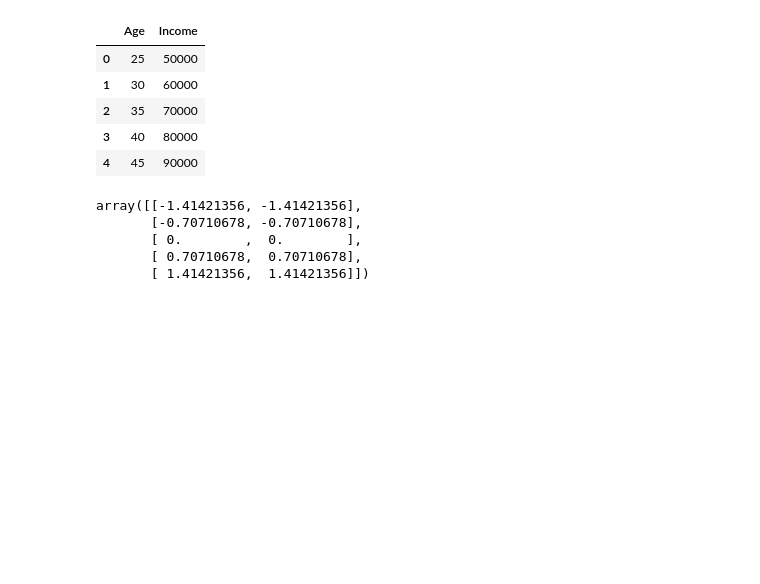
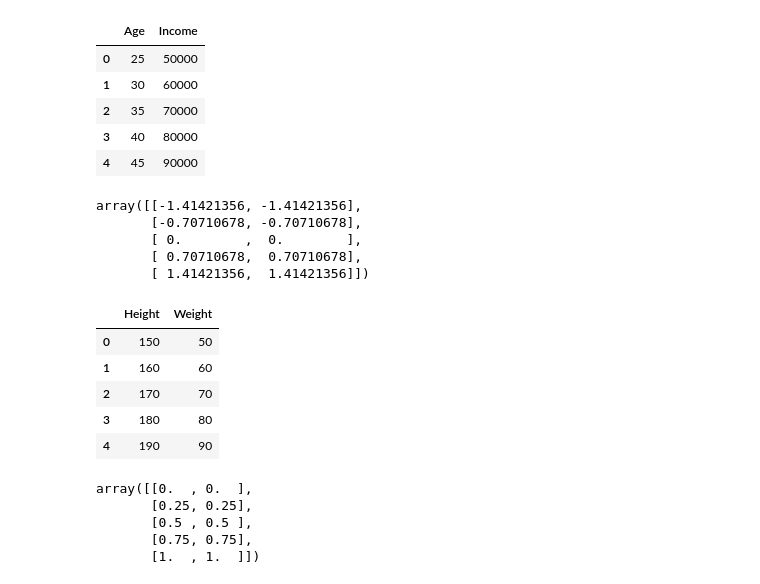
Before and after one commit to ArcaneIrvine/ACM_Machine_Learning, a Jupyter notebook: Lessons/lesson_2.ipynb, the cells around one changed output. Saved outputs shown, nothing was run; the diff lists cells and outputs as text; code cells hidden in the pictures; blank space fills up the shorter version.

```diff
--- a/Lessons/lesson_2.ipynb
+++ b/Lessons/lesson_2.ipynb
@@ -238,0 +244,27 @@ Example 2: Normalization
+# %%
+# create a sample dataset
+data = {'Height': [150, 160, 170, 180, 190],
+        'Weight': [50, 60, 70, 80, 90]}
+dataframe = pd.DataFrame(data)
+dataframe
+# %% [output]
+|  | Height | Weight |
+| 0 | 150 | 50 |
+| 1 | 160 | 60 |
+| 2 | 170 | 70 |
+| 3 | 180 | 80 |
+| 4 | 190 | 90 |
+# %%
+# create a MinMaxScaler object and fit it to the dataset
+scaler = MinMaxScaler()
+scaler.fit(dataframe)
+
+# transform the dataset using the fitted scaler
+dataframe_normalized = scaler.transform(dataframe)
+dataframe_normalized
+# %% [output]
+array([[0.  , 0.  ],
+       [0.25, 0.25],
+       [0.5 , 0.5 ],
+       [0.75, 0.75],
+       [1.  , 1.  ]])
```
Also changed, not shown: parts of 3 cells of this notebook.
